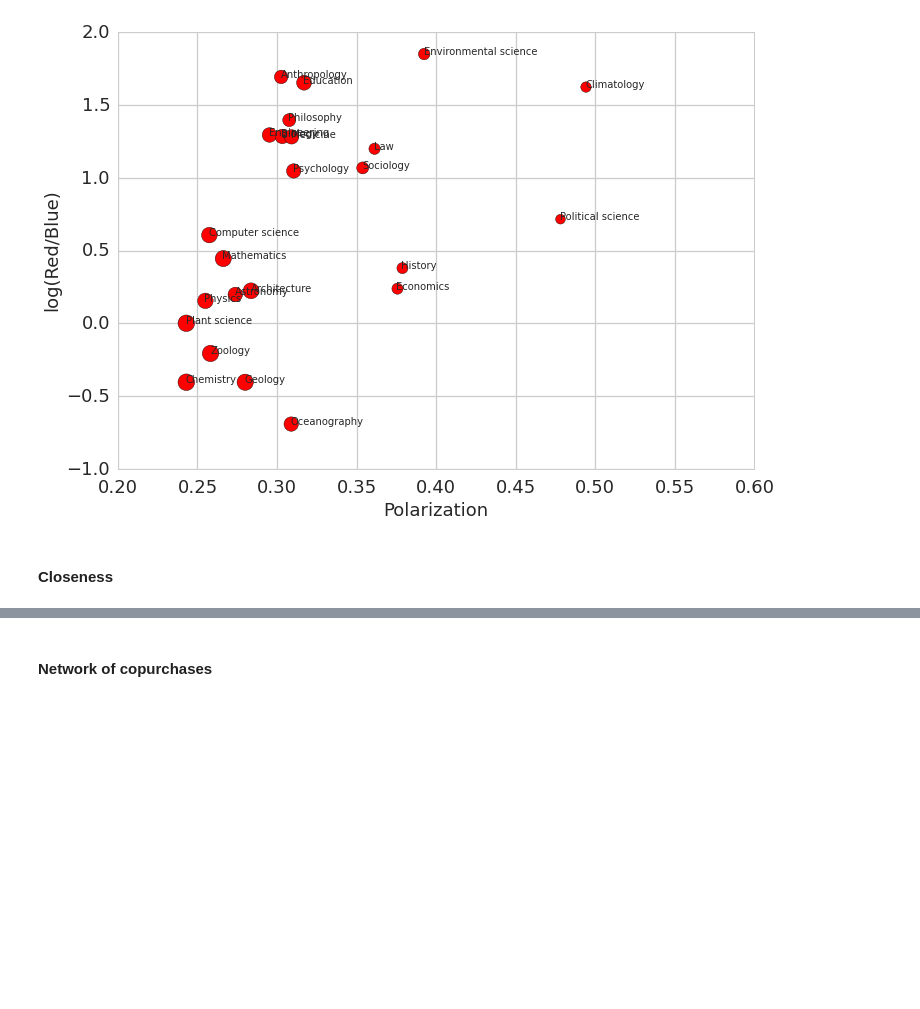
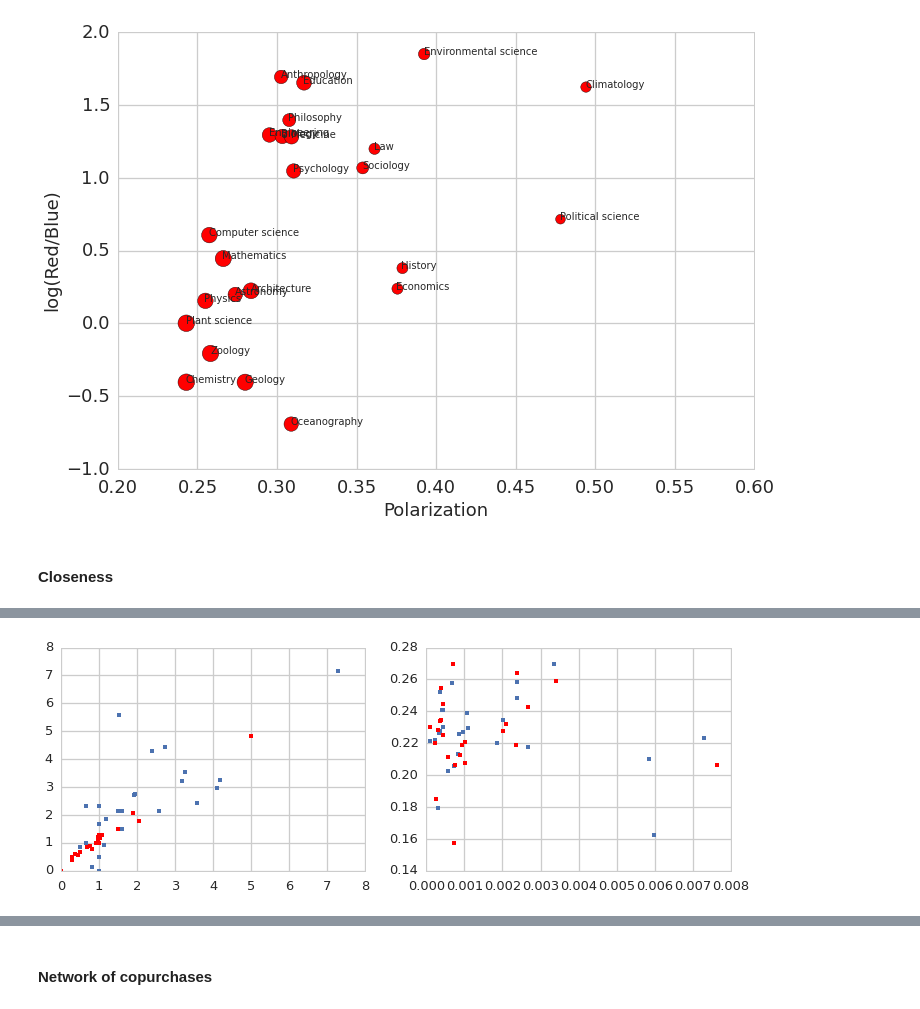
Before and after one commit to bill10/books, a Jupyter notebook: science.ipynb, the cells around one changed output, grey strips where cells are left out. Saved outputs shown, nothing was run; the diff lists cells and outputs as text; code cells hidden in the pictures; blank space fills up the shorter version.

```diff
--- a/science.ipynb
+++ b/science.ipynb
@@ -864,0 +909,14 @@ stats.pearsonr(x,y)
+# %%
+df=pd.read_csv('../Disciplines/disciplines_new_loc.txt',sep='\t')
+# %%
+mydf=pd.DataFrame({'topic':nodes['label'],'reddegree':nodes['redcentrality'],'bluedegree':nodes['bluecentrality'],'redclose':nodes['redclose'],'blueclose':nodes['blueclose'],'polarization':nodes['polarization']})
+# %%
+comdf=pd.merge(mydf,df[['topic','red_centrality','blue_centrality','SharedRed', 'SharedBlue']],on='topic')
+# %%
+fig,ax=plt.subplots(1,2,figsize=[12,4])
+ax[0].plot(comdf.bluedegree,comdf.SharedBlue,'.');
+ax[0].plot(comdf.reddegree,comdf.SharedRed,'r.');
+ax[1].plot(comdf.blueclose,comdf.blue_centrality,'.');
+ax[1].plot(comdf.redclose,comdf.red_centrality,'r.');
+# %% [output]
+[figure, added]
```
Also changed, not shown: parts of 7 cells of this notebook, 3 other files.
